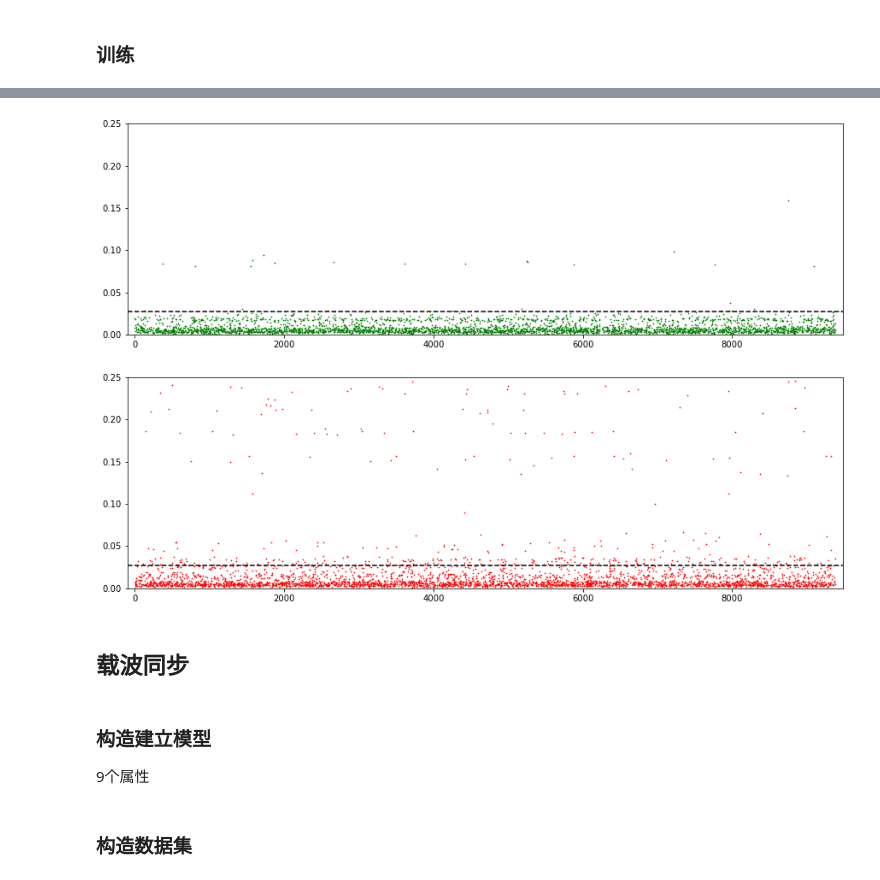
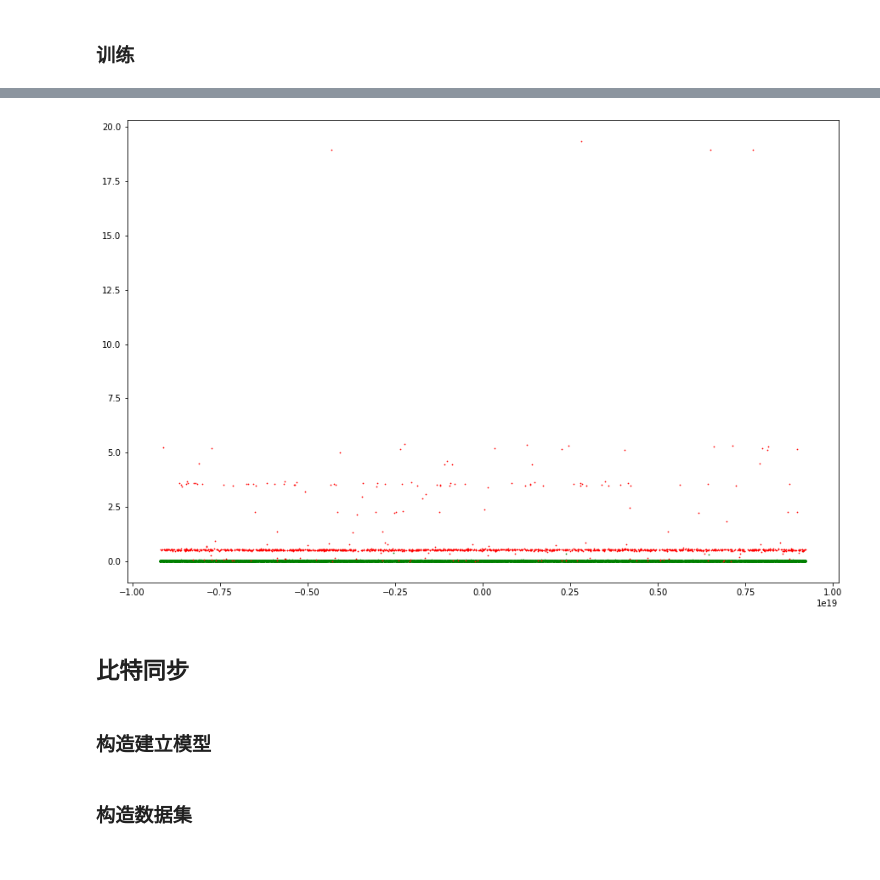
Before and after one commit to Zhengsheng-Wang/project_station_code, a Jupyter notebook: GANs.ipynb, the cells around one changed output, grey strips where cells are left out. Cells and saved outputs as stored; diff of their text form; code cells hidden in the pictures.

```diff
--- a/GANs.ipynb
+++ b/GANs.ipynb
@@ -203,2 +617,17 @@ oGANifu = GANifu()
+# %%
+def readscores():
+    x = []
+    y = []
+    for job in os.listdir(jobsdir):
+        for demodir in getdirs(jobdir=os.path.join(jobsdir, job)):
+            #pdb.set_trace()
+            scorefile = os.path.join(demodir, partscorefile)
+            scores = pd.read_csv(scorefile, index_col="RECTIME")
+
+            demod = os.path.split(demodir)[1]
+            if not scores.empty:
+                y.extend(scores["score"].values)
+                x.extend([hash(demod + x1) for x1 in scores.index])
+    return x, y
 # %% [markdown]
 ### 构造数据集
@@ -611,0 +1086,16 @@ fThreshold = np.sort(npNormalScores)[int(len(npNormalScores) * 0.99)]
+# %%
+# 读入正常测试样本和异常测试样本的分数，分别存入numpy数组
+partscorefile = "parts/sync/carrier/samples/normal/train/scores.csv"
+normal_x, normal_y = readscores()
+partscorefile = "parts/sync/carrier/samples/abnormal/scores.csv"
+abnormal_x, abnormal_y = readscores()
+
+"""
+通过正常训练样本的分数计算相应的正太分布，利用正态分布计算异常样本该部分正确的概率
+"""
+inputmean = np.mean(normal_y)
+inputsigma = np.var(normal_y)
+gas_mean = inputmean
+gas_sigma = inputsigma
+partprobfile = "parts/sync/carrier/samples/abnormal/probs.csv"
+prob()
@@ -612,24 +1108,13 @@ fThreshold = np.sort(npNormalScores)[int(len(npNormalScores) * 0.99)]
 # %%
 # 做出散点图。其中，虚线表示阈值。
 plt.figure(figsize=(15, 10))
-plt.subplot(2, 1, 1)
-plt.scatter(npNormalX % nTotalLen, npNormalScores, c="green", s=0.5)
-plt.hlines(fThreshold, xmin=-100, xmax=nTotalLen + 100, linestyles="dashed")
-plt.xlim([-100, nTotalLen + 100])
-plt.ylim([0, 0.25])
-
-plt.subplot(2, 1, 2)
-plt.scatter(npAbnormalX % nTotalLen, npAbnormalScores, c="red", s=0.5)
-plt.hlines(fThreshold, xmin=-100, xmax=nTotalLen + 100, linestyles="dashed")
-plt.xlim([-100, nTotalLen + 100])
-plt.ylim([0, 0.25])
+plt.scatter(normal_x, normal_y, c="green", s=0.5)
+plt.scatter(abnormal_x, abnormal_y, c="red", s=0.5)
 plt.show()
 # %% [output]
-[figure, old version]
+[figure, new version]
 # %% [markdown]
-## 载波同步
+## 比特同步
 # %% [markdown]
 ### 构造建立模型
-
-9个属性
 # %%
```
Also changed, not shown: parts of 278 cells of this notebook, 5 other files.
